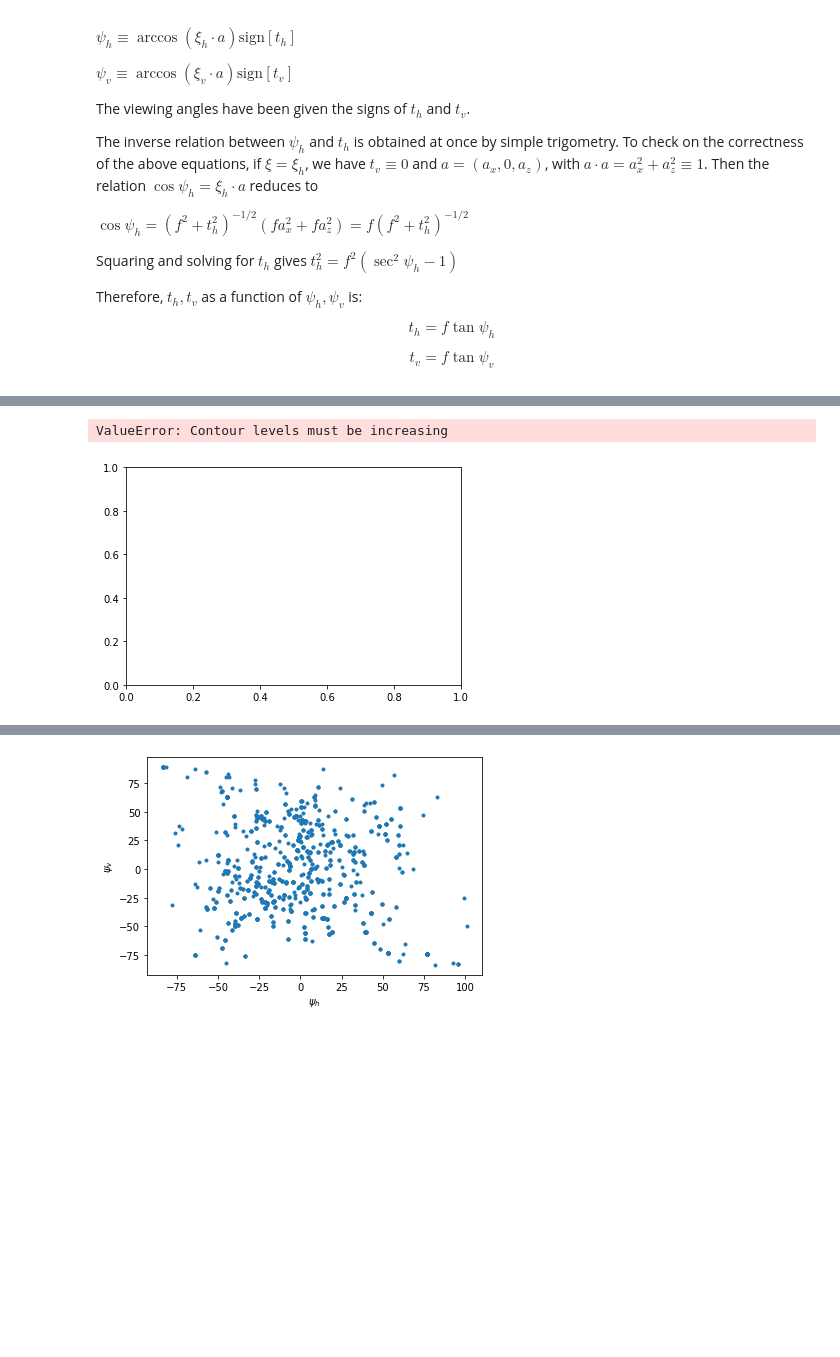
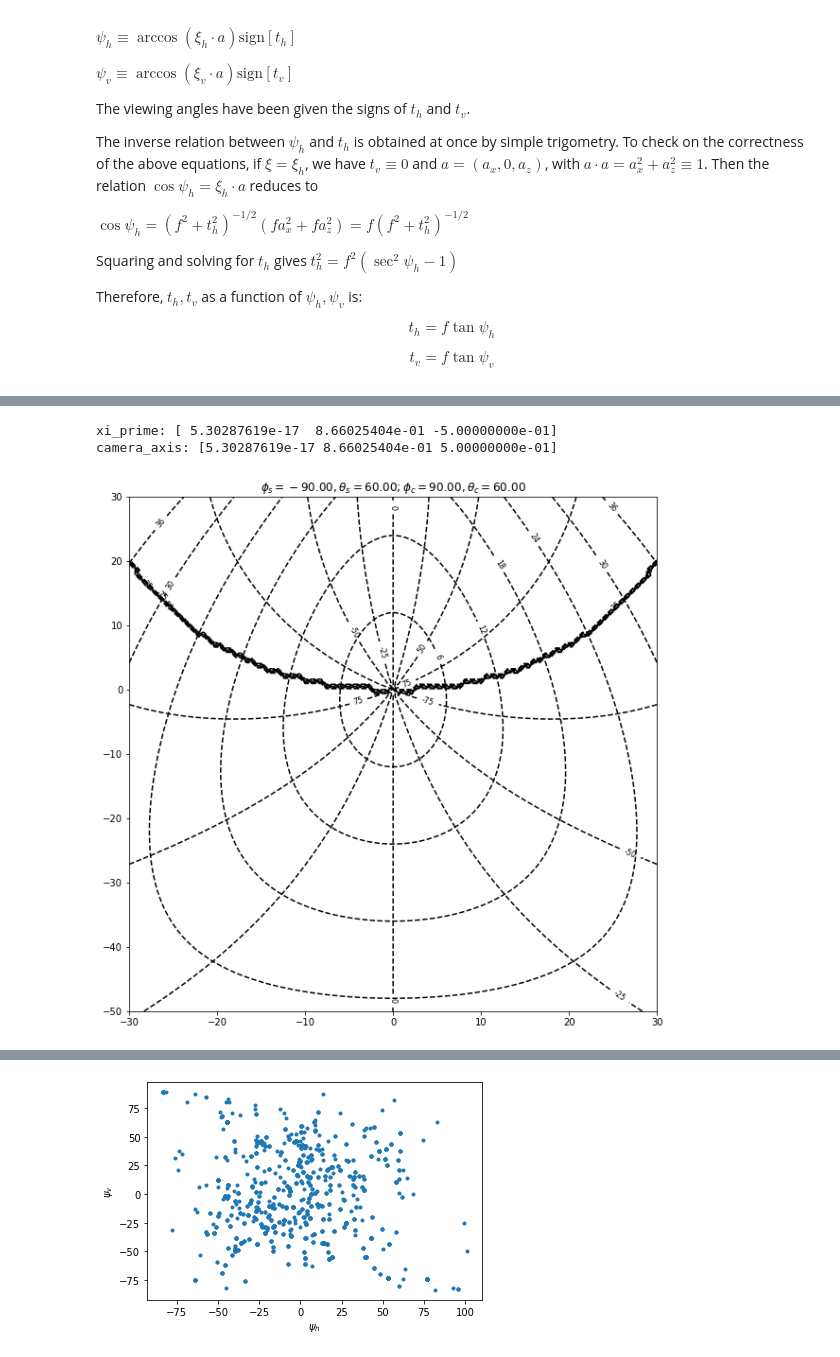
Before and after one commit to pakhuiying/wave_simulation, a Jupyter notebook: Cox_Munk_wave.ipynb, the cells around one changed output, grey strips where cells are left out. Cells and saved outputs as stored; diff of their text form; code cells hidden in the pictures; blank space fills up the shorter version.

Commit message:
plot isolines on glitter patterns

```diff
--- a/Cox_Munk_wave.ipynb
+++ b/Cox_Munk_wave.ipynb
@@ -1088,18 +1073,17 @@ v_z
 
 In practice, all vectors from the ray tracing calculations are immediately transformable so that the resulting vectors can be used in the sun-based glitter pattern diagrams when sun and wind directions are arbritrarily related.
 # %%
+BP = rt.BoundaryPoints(HD,solar_altitude = 30,
+                        azimuth = 90,
+                        step = step)
 xi_prime = BP.get_xi_prime()
 camera_axis = xi_prime - 2*np.dot(xi_prime,np.array([0,0,1]))*np.array([0,0,1])
+print('xi_prime: {}'.format(xi_prime))
+print('camera_axis: {}'.format(camera_axis))
+# %% [output]
+xi_prime: [ 5.30287619e-17  8.66025404e-01 -5.00000000e-01]
+camera_axis: [5.30287619e-17 8.66025404e-01 5.00000000e-01]
-# %%
-isolines = rt.glitter_pattern_contour(xi_prime,camera_axis)
-X = [i['psi_h'] for i in isolines]
-Y = [i['psi_v'] for i in isolines]
-alpha = [i['alpha'] for i in isolines]
-beta = [i['beta'] for i in isolines]
-
-plt.figure()
-plt.contour([X,Y],alpha)
-plt.show()
-# %% [output]
-ValueError: Contour levels must be increasing
-[figure, removed]
+# %%
+isolines = rt.glitter_pattern_contour(xi_prime,camera_axis,plot=True)
+# %% [output]
+[figure, added]
```
Also changed, not shown: parts of 4 cells of this notebook, 2 other files.
